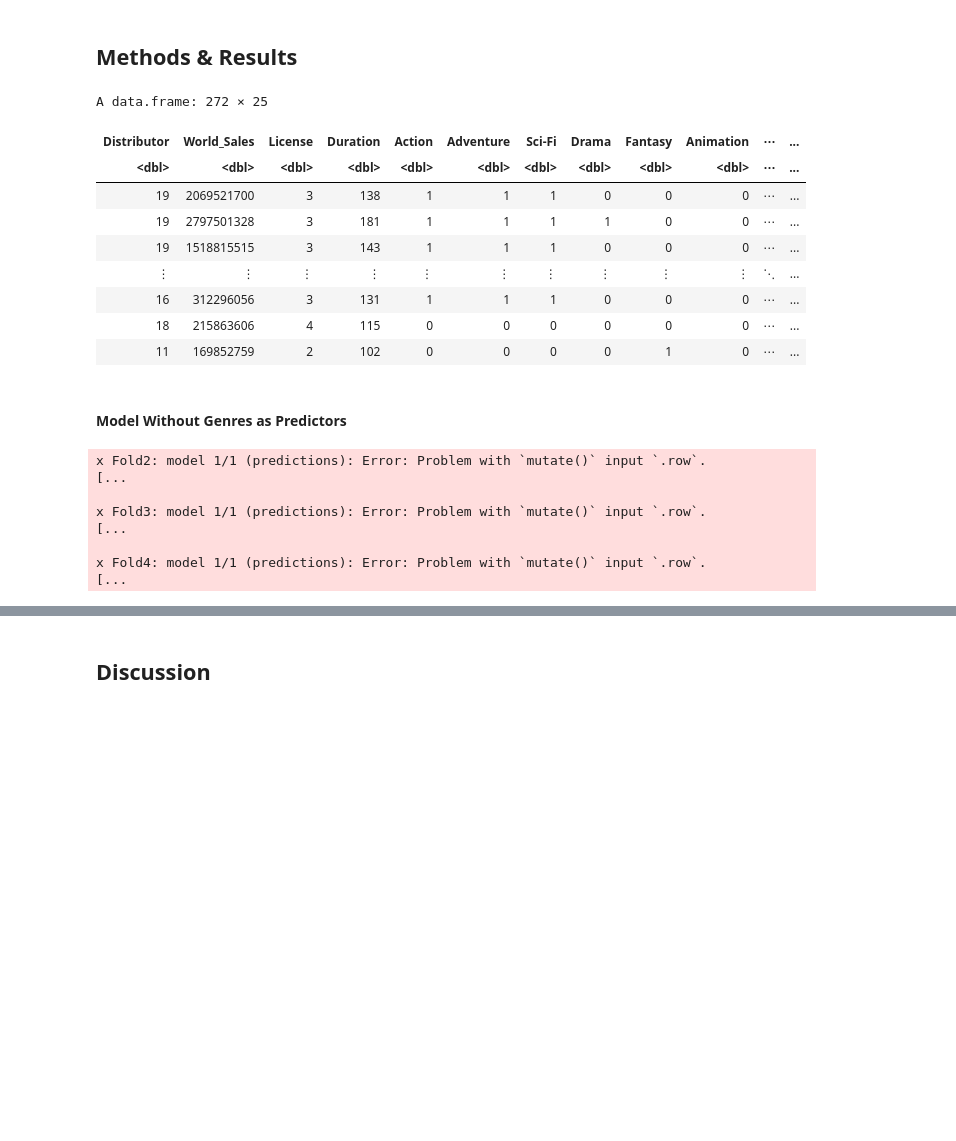
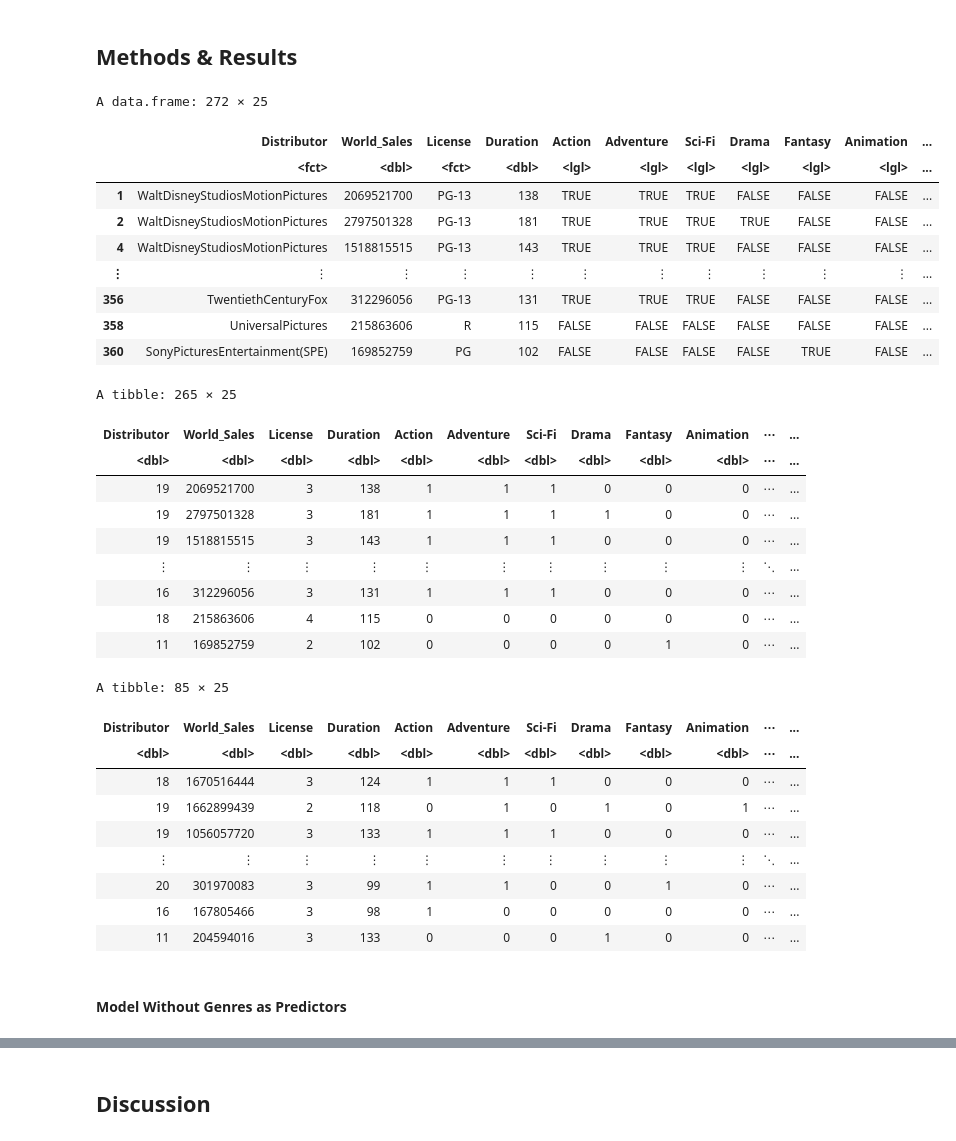
Before and after one commit to starsurfer87/DSCI100-Group-Project, a Jupyter notebook: thedreadedassignment.ipynb, the cells around one changed output, grey strips where cells are left out. Saved outputs shown, nothing was run; the diff lists cells and outputs as text; code cells hidden in the pictures; blank space fills up the shorter version.

```diff
--- a/thedreadedassignment.ipynb
+++ b/thedreadedassignment.ipynb
@@ -212,7 +212,7 @@ A data.frame: 360 × 25
 # split data into training and testing set
 movies_split <- initial_split(movies_tidy, prop = 0.75, strata = World_Sales)
 movies_train <- training(movies_split)
-movies_test <- training(movies_split)
+movies_test <- testing(movies_split)
 # %% [markdown]
 #### Exploratory Data Analysis on Training Data
 # %%
@@ -313,23 +313,49 @@ movies_boxplot
 ## Methods & Results
 # %%
 movies_train_num <- movies_train %>%
-    mutate(across(everything(), as.numeric))
+    mutate(across(everything(), as.numeric)) %>%
+    na.omit() %>%
+    as_tibble()
 
 movies_test_num <- movies_test %>%
-    mutate(across(everything(), as.numeric))
+    mutate(across(everything(), as.numeric)) %>%
+    na.omit() %>%
+    as_tibble()
 
+movies_train
 movies_train_num
+movies_test_num
 # %% [output]
 A data.frame: 272 × 25
-| Distributor | World_Sales | License | Duration | Action | Adventure | Sci-Fi | Drama | Fantasy | Animation | ⋯ | ... |
-| <dbl> | <dbl> | <dbl> | <dbl> | <dbl> | <dbl> | <dbl> | <dbl> | <dbl> | <dbl> | ⋯ | ... |
-| 19 | 2069521700 | 3 | 138 | 1 | 1 | 1 | 0 | 0 | 0 | ⋯ | ... |
-| 19 | 2797501328 | 3 | 181 | 1 | 1 | 1 | 1 | 0 | 0 | ⋯ | ... |
-| 19 | 1518815515 | 3 | 143 | 1 | 1 | 1 | 0 | 0 | 0 | ⋯ | ... |
-| ⋮ | ⋮ | ⋮ | ⋮ | ⋮ | ⋮ | ⋮ | ⋮ | ⋮ | ⋮ | ⋱ | ... |
-| 16 | 312296056 | 3 | 131 | 1 | 1 | 1 | 0 | 0 | 0 | ⋯ | ... |
-| 18 | 215863606 | 4 | 115 | 0 | 0 | 0 | 0 | 0 | 0 | ⋯ | ... |
-| 11 | 169852759 | 2 | 102 | 0 | 0 | 0 | 0 | 1 | 0 | ⋯ | ... |
+|  | Distributor | World_Sales | License | Duration | Action | Adventure | Sci-Fi | Drama | Fantasy | Animation | ... |
+|  | <fct> | <dbl> | <fct> | <dbl> | <lgl> | <lgl> | <lgl> | <lgl> | <lgl> | <lgl> | ... |
+| 1 | WaltDisneyStudiosMotionPictures | 2069521700 | PG-13 | 138 | TRUE | TRUE | TRUE | FALSE | FALSE | FALSE | ... |
+| 2 | WaltDisneyStudiosMotionPictures | 2797501328 | PG-13 | 181 | TRUE | TRUE | TRUE | TRUE | FALSE | FALSE | ... |
+| 4 | WaltDisneyStudiosMotionPictures | 1518815515 | PG-13 | 143 | TRUE | TRUE | TRUE | FALSE | FALSE | FALSE | ... |
+| ⋮ | ⋮ | ⋮ | ⋮ | ⋮ | ⋮ | ⋮ | ⋮ | ⋮ | ⋮ | ⋮ | ... |
+| 356 | TwentiethCenturyFox | 312296056 | PG-13 | 131 | TRUE | TRUE | TRUE | FALSE | FALSE | FALSE | ... |
+| 358 | UniversalPictures | 215863606 | R | 115 | FALSE | FALSE | FALSE | FALSE | FALSE | FALSE | ... |
+| 360 | SonyPicturesEntertainment(SPE) | 169852759 | PG | 102 | FALSE | FALSE | FALSE | FALSE | TRUE | FALSE | ... |
+A tibble: 265 × 25
+| Distributor | World_Sales | License | Duration | Action | Adventure | Sci-Fi | Drama | Fantasy | Animation | ⋯ | ... |
+| <dbl> | <dbl> | <dbl> | <dbl> | <dbl> | <dbl> | <dbl> | <dbl> | <dbl> | <dbl> | ⋯ | ... |
+| 19 | 2069521700 | 3 | 138 | 1 | 1 | 1 | 0 | 0 | 0 | ⋯ | ... |
+| 19 | 2797501328 | 3 | 181 | 1 | 1 | 1 | 1 | 0 | 0 | ⋯ | ... |
+| 19 | 1518815515 | 3 | 143 | 1 | 1 | 1 | 0 | 0 | 0 | ⋯ | ... |
+| ⋮ | ⋮ | ⋮ | ⋮ | ⋮ | ⋮ | ⋮ | ⋮ | ⋮ | ⋮ | ⋱ | ... |
+| 16 | 312296056 | 3 | 131 | 1 | 1 | 1 | 0 | 0 | 0 | ⋯ | ... |
+| 18 | 215863606 | 4 | 115 | 0 | 0 | 0 | 0 | 0 | 0 | ⋯ | ... |
+| 11 | 169852759 | 2 | 102 | 0 | 0 | 0 | 0 | 1 | 0 | ⋯ | ... |
+A tibble: 85 × 25
+| Distributor | World_Sales | License | Duration | Action | Adventure | Sci-Fi | Drama | Fantasy | Animation | ⋯ | ... |
+| <dbl> | <dbl> | <dbl> | <dbl> | <dbl> | <dbl> | <dbl> | <dbl> | <dbl> | <dbl> | ⋯ | ... |
+| 18 | 1670516444 | 3 | 124 | 1 | 1 | 1 | 0 | 0 | 0 | ⋯ | ... |
+| 19 | 1662899439 | 2 | 118 | 0 | 1 | 0 | 1 | 0 | 1 | ⋯ | ... |
+| 19 | 1056057720 | 3 | 133 | 1 | 1 | 1 | 0 | 0 | 0 | ⋯ | ... |
+| ⋮ | ⋮ | ⋮ | ⋮ | ⋮ | ⋮ | ⋮ | ⋮ | ⋮ | ⋮ | ⋱ | ... |
+| 20 | 301970083 | 3 | 99 | 1 | 1 | 0 | 0 | 1 | 0 | ⋯ | ... |
+| 16 | 167805466 | 3 | 98 | 1 | 0 | 0 | 0 | 0 | 0 | ⋯ | ... |
+| 11 | 204594016 | 3 | 133 | 0 | 0 | 0 | 1 | 0 | 0 | ⋯ | ... |
 # %% [markdown]
 #### Model Without Genres as Predictors
 # %%
@@ -339,11 +365,11 @@ knn_spec <- nearest_neighbor(weight_func = "rectangular", neighbors = tune()) %>
     set_engine("kknn") %>%
     set_mode("regression")
 
-movies_recipe <- recipe(World_Sales ~ Duration, data = movies_train) %>%
-     step_scale(Duration) %>%
-     step_center(Duration)
+movies_recipe <- recipe(World_Sales ~ Duration + License + Distributor, data = movies_train_num) %>%
+     step_scale(all_predictors()) %>%
+     step_center(all_predictors())
 
-movies_vfold <- vfold_cv(movies_train, v = 5, strata = World_Sales)
+movies_vfold <- vfold_cv(movies_train_num, v = 5, strata = World_Sales)
 
 k_vals <- tibble(neighbors = seq(from = 1, to = 100, by = 3))
 
@@ -352,12 +378,3 @@ movies_fit <- workflow() %>%
     add_model(knn_spec) %>%
     tune_grid(resamples = movies_vfold, grid = k_vals) %>%
     collect_metrics()
-# %% [output]
-x Fold2: model 1/1 (predictions): Error: Problem with `mutate()` input `.row`.
-[...
-
-x Fold3: model 1/1 (predictions): Error: Problem with `mutate()` input `.row`.
-[...
-
-x Fold4: model 1/1 (predictions): Error: Problem with `mutate()` input `.row`.
-[...
```
Also changed, not shown: parts of 3 cells of this notebook.
